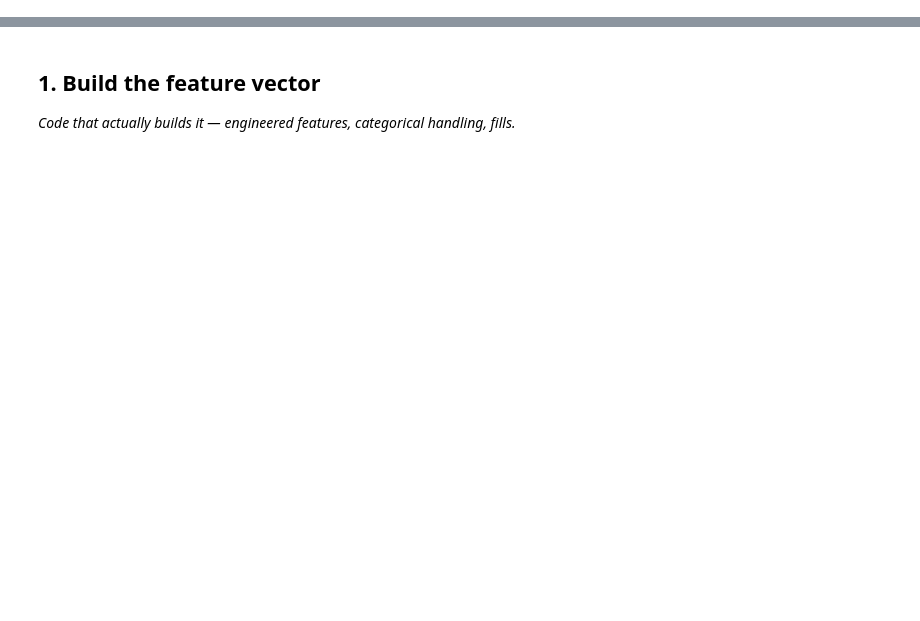
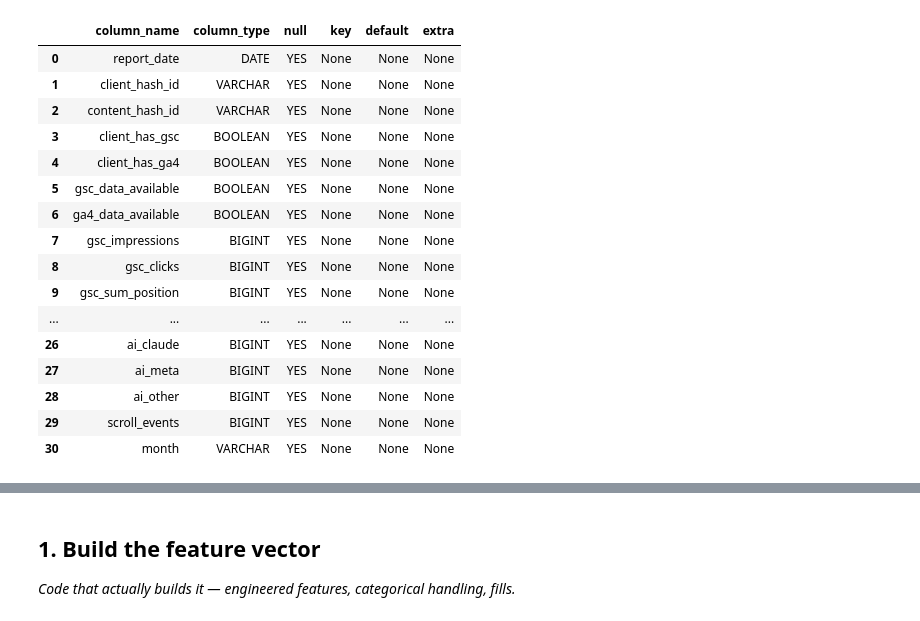
Before and after one commit to Cyb3rVigil/flyrank-ml-internship, a Jupyter notebook: work/notebooks/w03_feature_leakage_check.ipynb, the cells around one changed output, grey strips where cells are left out. Drawn from its saved outputs; the diff is of its cells as text; code cells hidden in the pictures; blank space fills up the shorter version.

```diff
--- a/work/notebooks/w03_feature_leakage_check.ipynb
+++ b/work/notebooks/w03_feature_leakage_check.ipynb
@@ -6,3 +8,48 @@
 This skeleton is yours to fill. Work the sections **in order** — each one has a one-line hint. Simple words, honest numbers.
 
 > Working with an AI assistant? Tell it to read `skills/README.md` first and load the one skill this assignment names on its card.
+# %%
+!pip -q install -U duckdb pandas scikit-learn pyarrow huggingface_hub
+
+import duckdb
+import pandas as pd
+import numpy as np
+
+from google.colab import userdata
+from sklearn.model_selection import train_test_split
+from sklearn.tree import DecisionTreeClassifier
+from sklearn.metrics import roc_auc_score, average_precision_score
+
+HF_TOKEN = userdata.get("HF_TOKEN")
+assert HF_TOKEN is not None, "Add HF_TOKEN in Colab Secrets."
+
+con = duckdb.connect()
+con.execute("INSTALL httpfs; LOAD httpfs;")
+con.execute(f"CREATE OR REPLACE SECRET (TYPE huggingface, TOKEN '{HF_TOKEN}')")
+
+BASE = "hf://datasets/FlyRank/internship-warehouse"
+FACT_MAR = f"{BASE}/fact_content_daily_performance/month=2026-03/*.parquet"
+FACT_APR = f"{BASE}/fact_content_daily_performance/month=2026-04/*.parquet"
+# %%
+con.sql(f"""
+DESCRIBE SELECT *
+FROM read_parquet('{FACT_MAR}')
+""").df()
+# %% [output]
+|  | column_name | column_type | null | key | default | extra |
+| 0 | report_date | DATE | YES | None | None | None |
+| 1 | client_hash_id | VARCHAR | YES | None | None | None |
+| 2 | content_hash_id | VARCHAR | YES | None | None | None |
+| 3 | client_has_gsc | BOOLEAN | YES | None | None | None |
+| 4 | client_has_ga4 | BOOLEAN | YES | None | None | None |
+| 5 | gsc_data_available | BOOLEAN | YES | None | None | None |
+| 6 | ga4_data_available | BOOLEAN | YES | None | None | None |
+| 7 | gsc_impressions | BIGINT | YES | None | None | None |
+| 8 | gsc_clicks | BIGINT | YES | None | None | None |
+| 9 | gsc_sum_position | BIGINT | YES | None | None | None |
+| ... | ... | ... | ... | ... | ... | ... |
+| 26 | ai_claude | BIGINT | YES | None | None | None |
+| 27 | ai_meta | BIGINT | YES | None | None | None |
+| 28 | ai_other | BIGINT | YES | None | None | None |
+| 29 | scroll_events | BIGINT | YES | None | None | None |
+| 30 | month | VARCHAR | YES | None | None | None |
```
Also changed, not shown: parts of 19 cells of this notebook.
